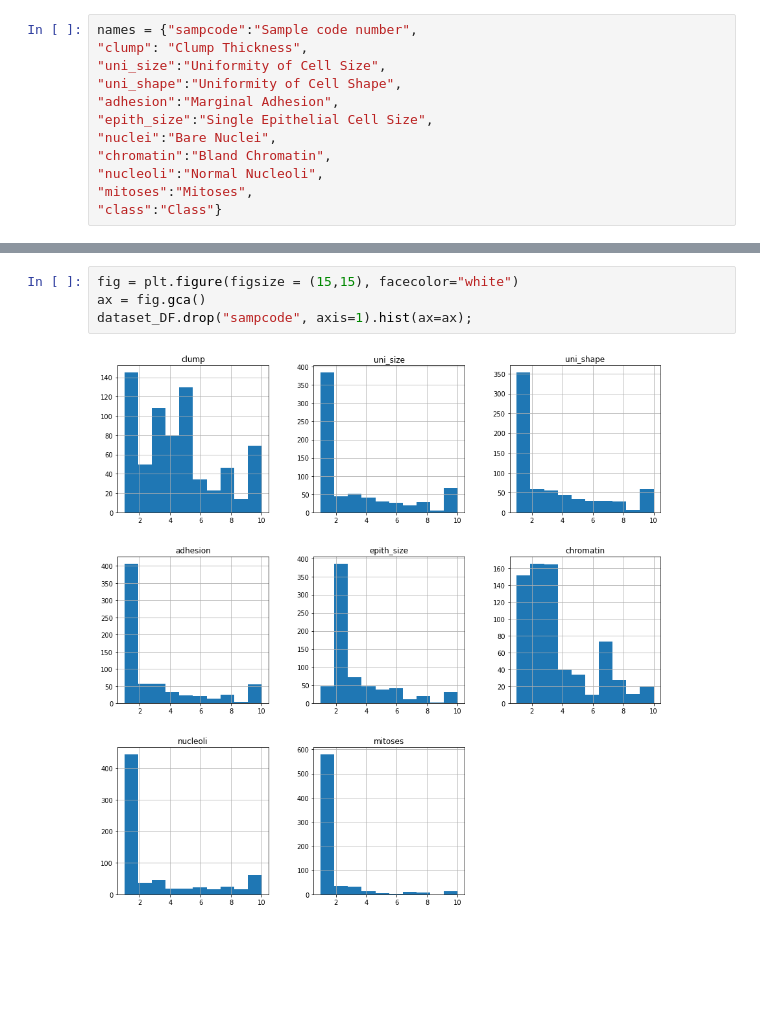
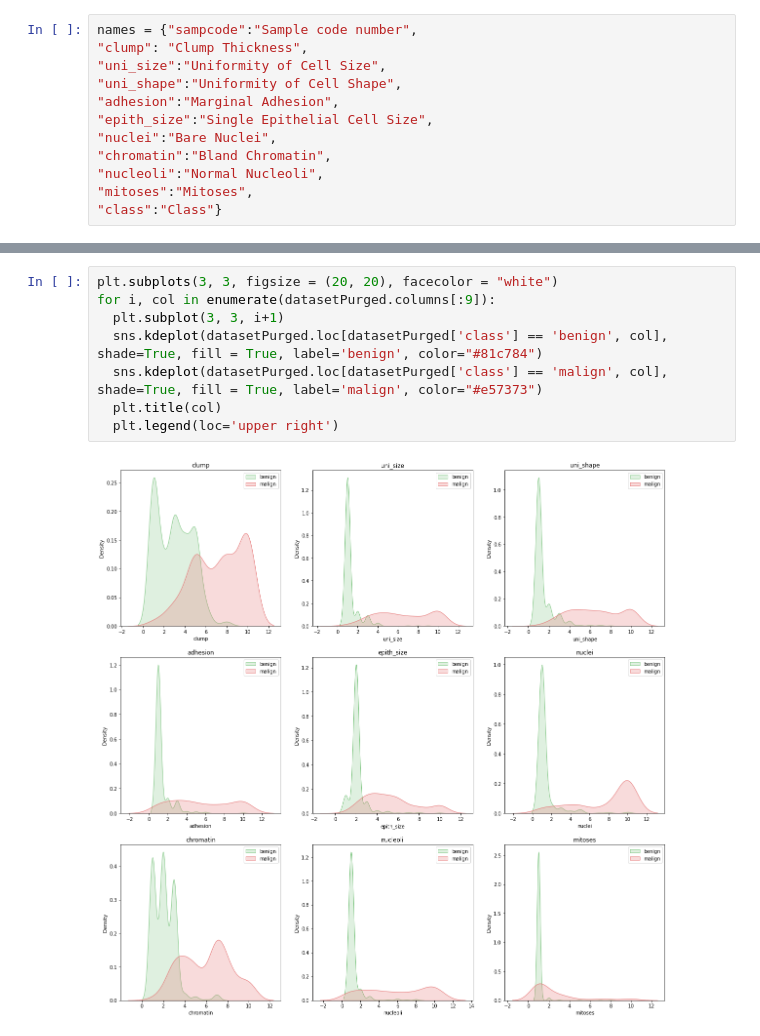
Before and after one commit to Nicordaro/MML, a Jupyter notebook: MML_Thesis.ipynb, the cells around one changed output, grey strips where cells are left out. Cells and saved outputs as stored; diff of their text form; blank space fills up the shorter version.

```diff
--- a/MML_Thesis.ipynb
+++ b/MML_Thesis.ipynb
@@ -117,6 +187,10 @@ dataset_DF.drop("sampcode", axis=1).boxplot(ax=ax);
-# %%
-fig = plt.figure(figsize = (15,15), facecolor="white")
-ax = fig.gca()
-dataset_DF.drop("sampcode", axis=1).hist(ax=ax);
-# %% [output]
-[figure, removed]
+# %%
+plt.subplots(3, 3, figsize = (20, 20), facecolor = "white")
+for i, col in enumerate(datasetPurged.columns[:9]):
+  plt.subplot(3, 3, i+1)
+  sns.kdeplot(datasetPurged.loc[datasetPurged['class'] == 'benign', col], shade=True, fill = True, label='benign', color="#81c784")
+  sns.kdeplot(datasetPurged.loc[datasetPurged['class'] == 'malign', col], shade=True, fill = True, label='malign', color="#e57373")
+  plt.title(col)
+  plt.legend(loc='upper right')
+# %% [output]
+[figure, added]
```
Also changed, not shown: parts of 15 cells of this notebook.
